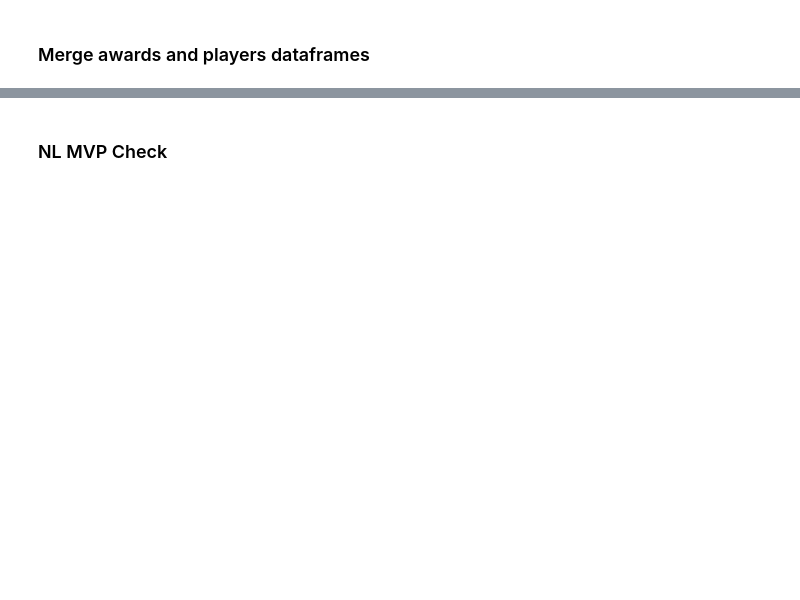
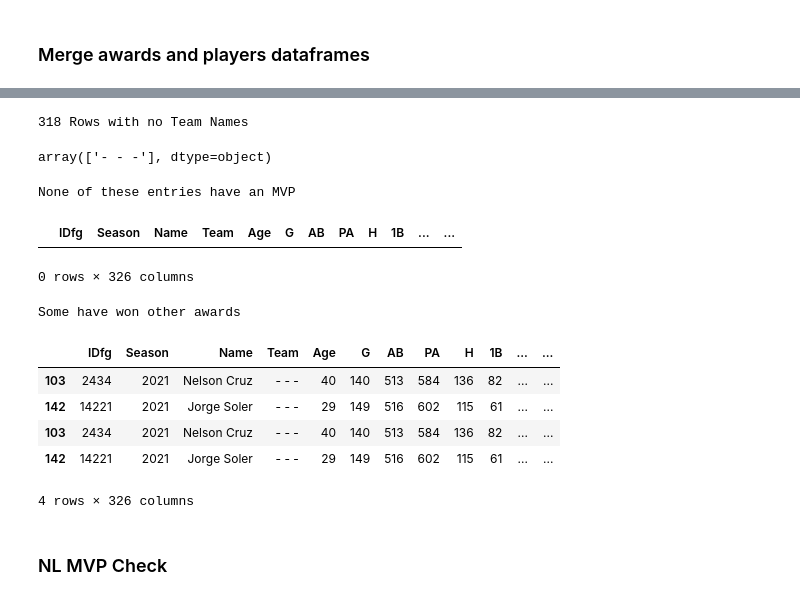
Before and after one commit to lbp12/Moneyball, a Jupyter notebook: Clean_and_Connection.ipynb, the cells around one changed output, grey strips where cells are left out. Drawn from its saved outputs; the diff is of its cells as text; code cells hidden in the pictures; blank space fills up the shorter version.

```diff
--- a/Clean_and_Connection.ipynb
+++ b/Clean_and_Connection.ipynb
@@ -62,3 +58,32 @@ Total Time: 14.017239093780518 Seconds
+# %%
+count=0
+for x in data['lgID'].isna():
+    if x == True:
+        count += 1
+print(str(count)+' Rows with no Team Names')
+empty_league =data.loc[(data['lgID'] != 'NL') & (data['lgID'] != 'AL')]
+empty_league['Team'].unique()
+# %% [output]
+318 Rows with no Team Names
+array(['- - -'], dtype=object)
+# %%
+print('None of these entries have an MVP')
+empty_league.loc[empty_league['awardID'] == 'Most Valuable Player']
+# %% [output]
+None of these entries have an MVP
+|  | IDfg | Season | Name | Team | Age | G | AB | PA | H | 1B | ... | ... |
+0 rows × 326 columns
+# %%
+print('Some have won other awards')
+empty_league.loc[empty_league['awardID'] != 'No Award']
+# %% [output]
+Some have won other awards
+|  | IDfg | Season | Name | Team | Age | G | AB | PA | H | 1B | ... | ... |
+| 103 | 2434 | 2021 | Nelson Cruz | - - - | 40 | 140 | 513 | 584 | 136 | 82 | ... | ... |
+| 142 | 14221 | 2021 | Jorge Soler | - - - | 29 | 149 | 516 | 602 | 115 | 61 | ... | ... |
+| 103 | 2434 | 2021 | Nelson Cruz | - - - | 40 | 140 | 513 | 584 | 136 | 82 | ... | ... |
+| 142 | 14221 | 2021 | Jorge Soler | - - - | 29 | 149 | 516 | 602 | 115 | 61 | ... | ... |
+4 rows × 326 columns
 # %% [markdown]
 ### NL MVP Check
 # %%
```
Also changed, not shown: parts of 3 cells of this notebook, 1 other file.
